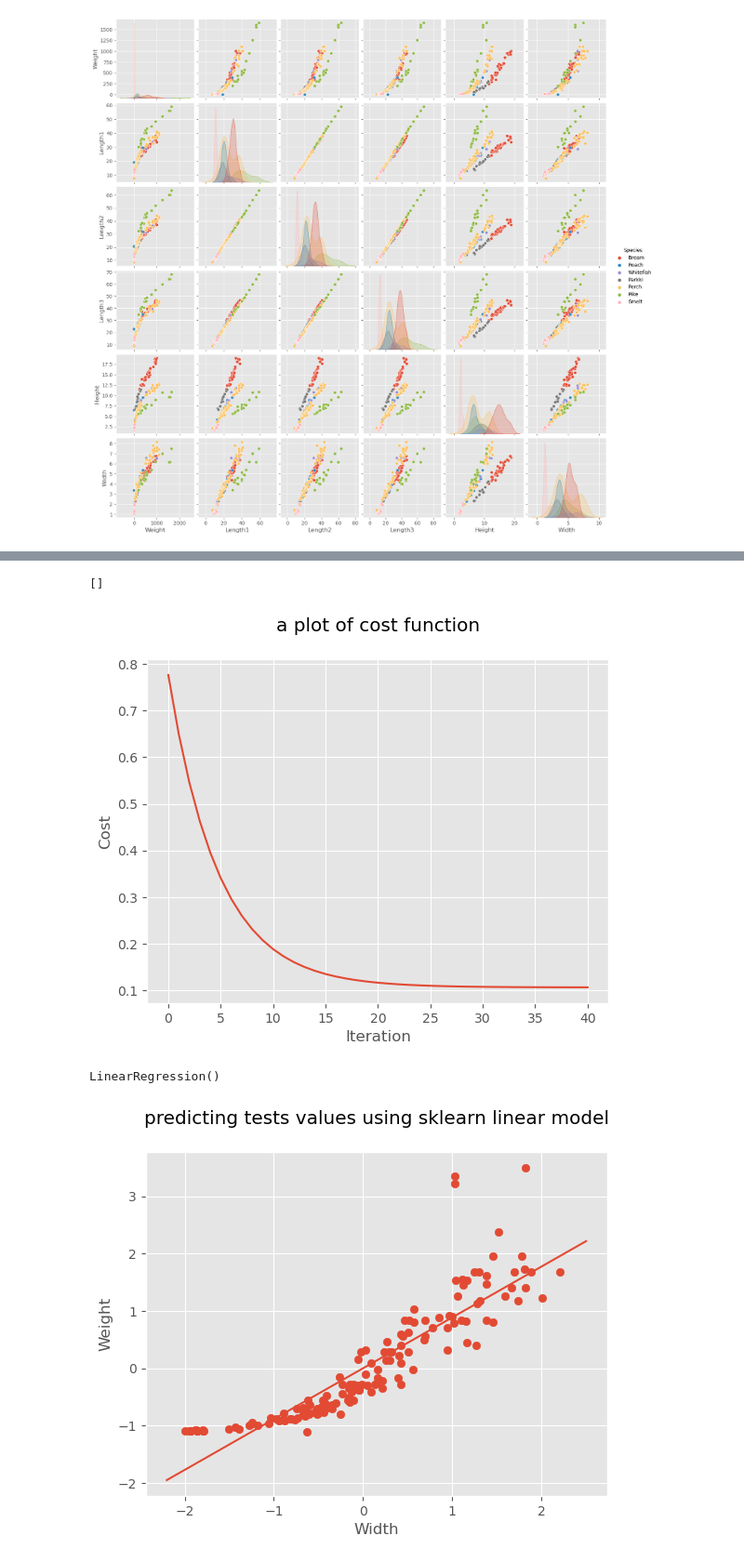
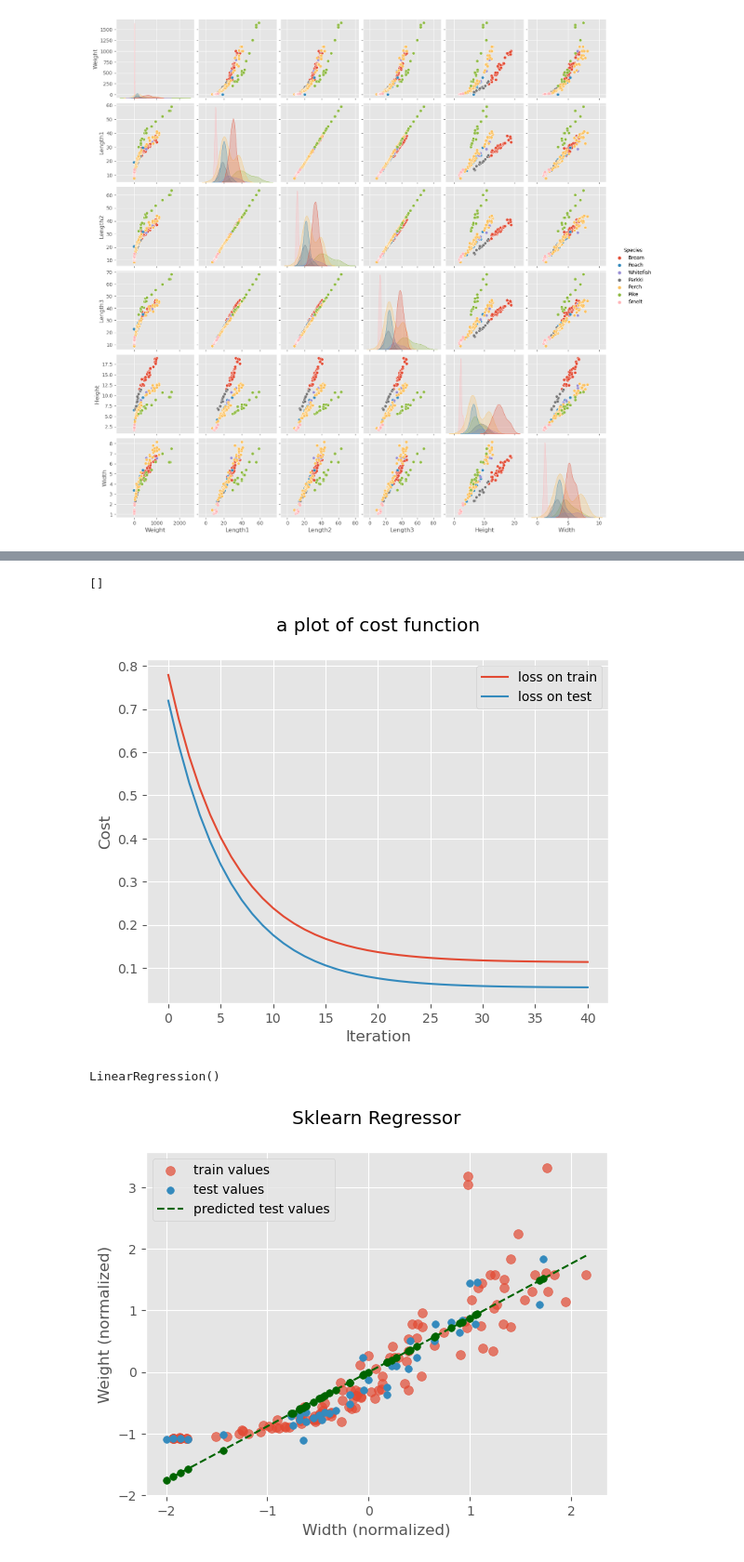
Before and after one commit to Alireza-Gharavi/my_learning_journey, a Jupyter notebook: ANN's_from_scratch/linear_regressor.ipynb, the cells around one changed output, grey strips where cells are left out. Shown at 93% size. Saved outputs shown, nothing was run; the diff lists cells and outputs as text; code cells hidden in the pictures.

```diff
--- a/ANN's_from_scratch/linear_regressor.ipynb
+++ b/ANN's_from_scratch/linear_regressor.ipynb
@@ -34,4 +36,6 @@ sns.pairplot(data, hue='Species')
 # %%
 Xs = data.Width
 ys = data.Weight
+
+X_train, X_test, y_train, y_test = train_test_split(Xs, ys, test_size=0.25, random_state=3)
 # %%
@@ -134,34 +146,49 @@ HTML(ani2.to_html5_video())
 # %%
-plt.plot(list(range(len(losses))),losses)
+plt.plot(list(range(len(loss_on_train))),loss_on_train, label='loss on train')
+plt.plot(list(range(len(loss_on_test))), loss_on_test, label='loss on test')
+plt.legend()
 plt.title('a plot of cost function\n')
 plt.xlabel('Iteration')
 plt.ylabel('Cost')
 plt.plot()
 # %% [output]
 []
-[figure, old version]
+[figure, new version]
 # %%
 from sklearn import linear_model
 
-np.array(Xs).reshape(1, -1)
-
 sk_reg = linear_model.LinearRegression()
-sk_reg.fit(np.array(Xs).reshape(-1, 1), ys)
+sk_reg.fit(X_train_scaled, y_train_scaled)
 # %% [output]
 LinearRegression()
 # %%
-predicts = []
-for i in tests:
-    predicts.append(sk_reg.predict(np.array(i).reshape(1, -1)))
+# predicts = []
+# for i in tests:
+#     predicts.append(sk_reg.predict())
 
-plt.title('predicting tests values using sklearn linear model\n')
-plt.xlabel('Width')
-plt.ylabel('Weight')
-plt.scatter(Xs, ys)
-plt.plot(tests, predicts)
+# predicts = sk_reg.predict(X_test)
+
+
+plt.scatter(X_train_scaled, y_train_scaled, label='train values', alpha=0.7, s=50)
+plt.scatter(X_test_scaled, y_test_scaled, label='test values', alpha=1, s=30)
+plt.scatter(X_test_scaled, sk_reg.predict(X_test_scaled), color='darkgreen', s=30)
+plt.plot([X_train_scaled.min(), X_train_scaled.max()], [sk_reg.predict(X_train_scaled.min().reshape(1, -1))[0][0], sk_reg.predict(X_train_scaled.max().reshape(1, -1))[0][0]], color='darkgreen', linestyle='--', label='predicted test values')
+plt.xlabel('Width (normalized)')
+plt.ylabel('Weight (normalized)')
+plt.title('Sklearn Regressor\n')
+plt.legend()
 plt.show()
+
+
+
+# plt.title('predicting tests values using sklearn linear model\n')
+# plt.xlabel('Width')
+# plt.ylabel('Weight')
+# plt.scatter(Xs, ys)
+# plt.plot(tests, predicts)
+# plt.show()
 # %% [output]
-[figure, old version]
+[figure, new version]
 # %%
 def cost_calculator(y, predicted):
     total_lost = 0
```
Also changed, not shown: parts of 19 cells of this notebook.
